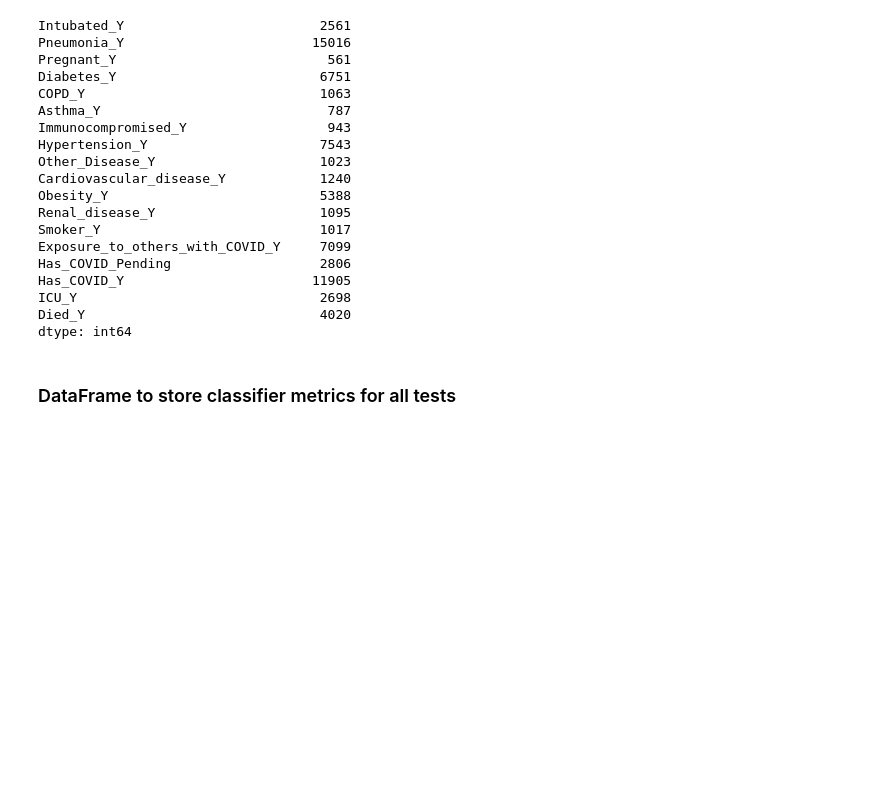
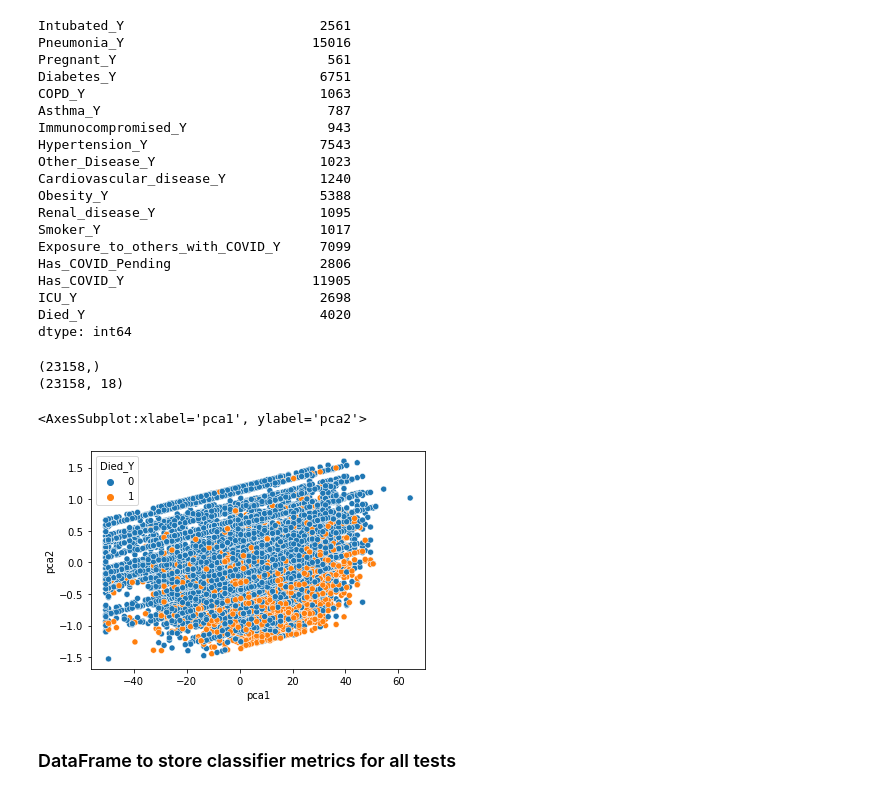
Before and after one commit to ryanquinnnelson/CMU-02718-HW3, a Jupyter notebook: HW_3_ryann.ipynb, the cells around one changed output. Saved outputs shown, nothing was run; the diff lists cells and outputs as text; code cells hidden in the pictures; blank space fills up the shorter version.

```diff
--- a/HW_3_ryann.ipynb
+++ b/HW_3_ryann.ipynb
@@ -102,6 +102,26 @@ Has_COVID_Y                        11905
 ICU_Y                               2698
 Died_Y                              4020
 dtype: int64
+# %%
+#?? plot data so I can see what shape it takes
+y = df_encoding1['Died_Y']
+print(y.shape)
+X = df_encoding1.drop('Died_Y',axis='columns')
+print(X.shape)
+# %% [output]
+(23158,)
+(23158, 18)
+# %%
+from sklearn.decomposition import PCA
+
+# use PCA to visualize data
+pca = PCA(n_components=2).fit_transform(df_encoding1.drop('Died_Y',axis='columns'))
+df_pca_plot = pd.DataFrame(pca, columns=['pca1','pca2'])
+df_pca_plot_concat = df_pca_plot.assign(Died_Y=y.values)
+sns.scatterplot(x='pca1', y='pca2', data=df_pca_plot_concat, legend='full',hue='Died_Y')
+# %% [output]
+<AxesSubplot:xlabel='pca1', ylabel='pca2'>
+[figure, added]
 # %% [markdown]
 ### DataFrame to store classifier metrics for all tests
 # %%
```
Also changed, not shown: parts of 16 cells of this notebook.
